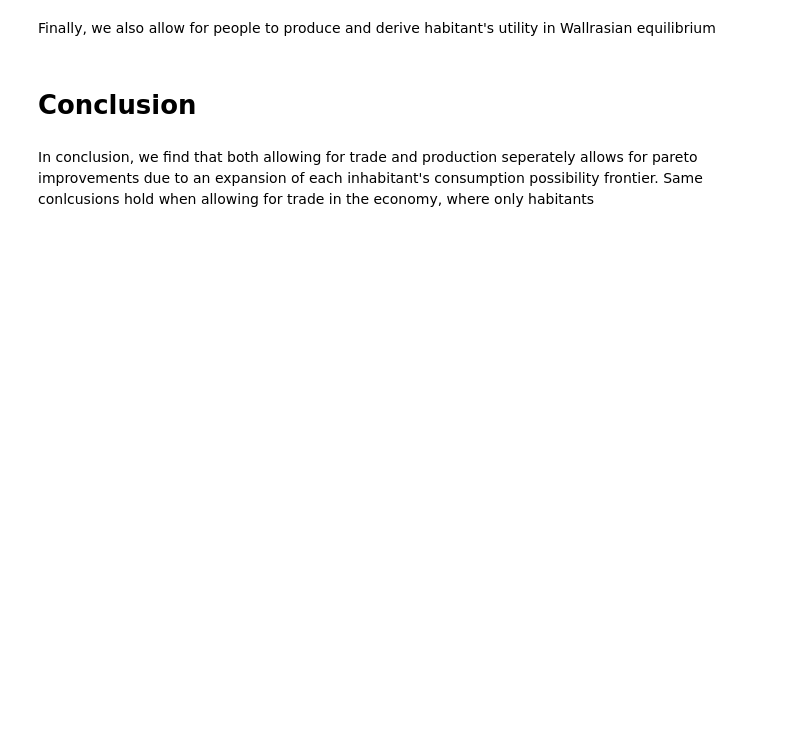
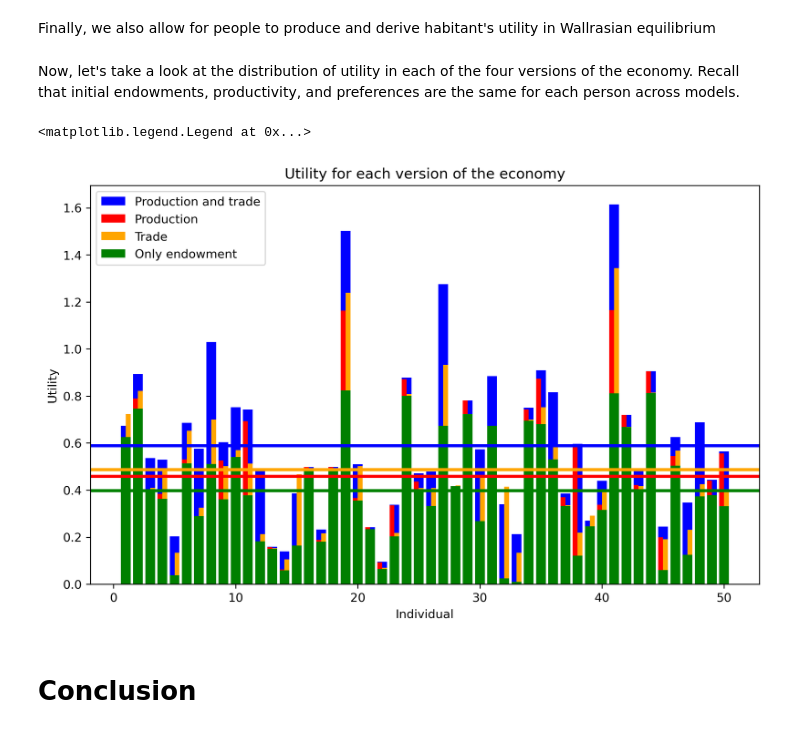
Before and after one commit to NumEconCopenhagen/projects-2024-rune-co, a Jupyter notebook: modelproject/modelproject.ipynb, the cells around one changed output. Drawn from its saved outputs; the diff is of its cells as text; code cells hidden in the pictures; blank space fills up the shorter version.

Commit message:
finished model project!

```diff
--- a/modelproject/modelproject.ipynb
+++ b/modelproject/modelproject.ipynb
@@ -129,4 +130,9 @@ e2 = np.random.random() * 10
 # %% [markdown]
 We start out by deriving each habitant's initial utility based on endowments
+# %%
+u_initial = []
+
+for i in range(N):
+    u_initial.append(u(e1[i],e2[i],alpha[i]))
 # %% [markdown]
 Next, we allow people in the economy to trade. We find Wallrasian equilibrium and derive each habitant's utility.
@@ -135,2 +164,11 @@ Next, we allow disallow people to trade, but instead allow them to produce.
+# %%
+u_robinson = []
+z = 0
+
+for i in range(N):
+    bounds = [(0,e1[i])]
+    result = minimize(lambda z: -u_koop(e1[i],e2[i],z,alpha[i],beta[i]),z,
+                      method="SLSQP",bounds=bounds,options={'ftol': 1e-9})
+    u_robinson.append(-result.fun)
 # %% [markdown]
 Finally, we also allow for people to produce and derive habitant's utility in Wallrasian equilibrium
@@ -137,4 +222,36 @@ Finally, we also allow for people to produce and derive habitant's utility in Wa
+# %% [markdown]
+Now, let's take a look at the distribution of utility in each of the four versions of the economy. Recall that initial endowments, productivity, and preferences are the same for each person across models.
+# %%
+avg_u_initial = np.mean(u_initial)
+avg_u_robinson = np.mean(u_robinson)
+avg_u_trade = np.mean(u_trade)
+avg_u_all   = np.mean(u_all)
+
+r = np.arange(N) + 1
+r1 = r - 0.2
+r2 = r + 0.2
+barWidth = .8
+halfbar = .4
+
+plt.figure(figsize=(10, 6), dpi=300)
+
+plt.bar(r, u_all, color='b', width=barWidth, label='Production and trade')
+plt.bar(r1, u_robinson, color='r', width=halfbar, label='Production')
+plt.bar(r2, u_trade, color='orange', width=halfbar, label='Trade')
+plt.bar(r, u_initial, color='g', width=barWidth, label='Only endowment')
+
+linewidth = 2.5
+plt.axhline(y=avg_u_trade,   color='orange', linestyle='-', linewidth=linewidth)
+plt.axhline(y=avg_u_robinson, color='r', linestyle='-', linewidth=linewidth)
+plt.axhline(y=avg_u_all, color='b', linestyle='-', linewidth=linewidth)
+plt.axhline(y=avg_u_initial, color='g', linestyle='-', linewidth=linewidth)
+
+plt.title("Utility for each version of the economy")
+plt.ylabel("Utility")
+plt.xlabel("Individual")
+plt.legend(loc="best")
+# %% [output]
+<matplotlib.legend.Legend at 0x...>
+[figure, added]
 # %% [markdown]
 # Conclusion
-# %% [markdown]
-In conclusion, we find that both allowing for trade and production seperately allows for pareto improvements due to an expansion of each inhabitant's consumption possibility frontier. Same conlcusions hold when allowing for trade in the economy, where only habitants
```
Also changed, not shown: parts of 13 cells of this notebook, 2 other files.
